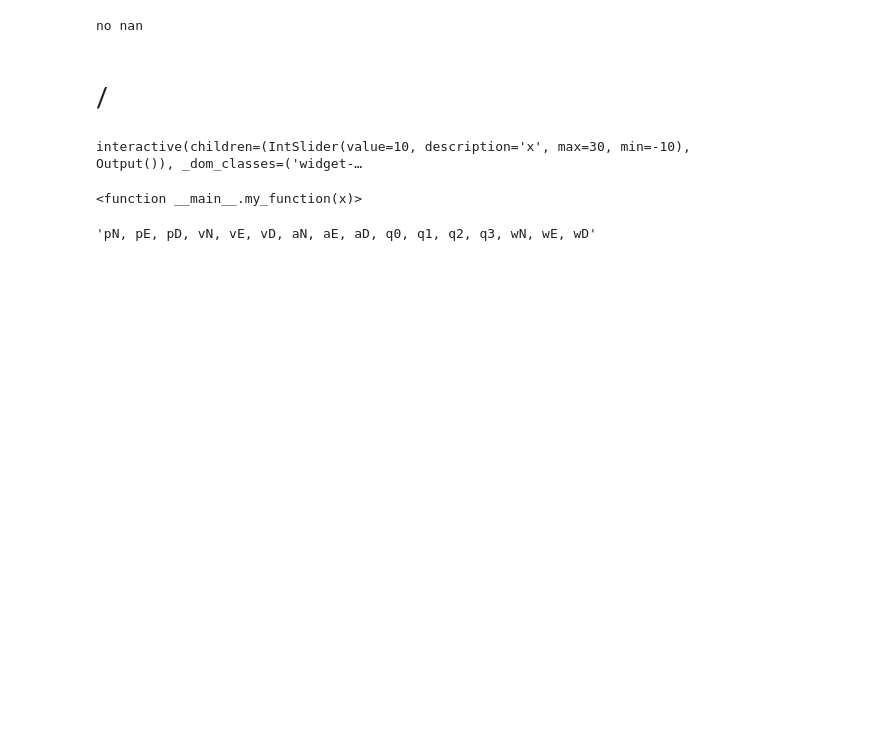
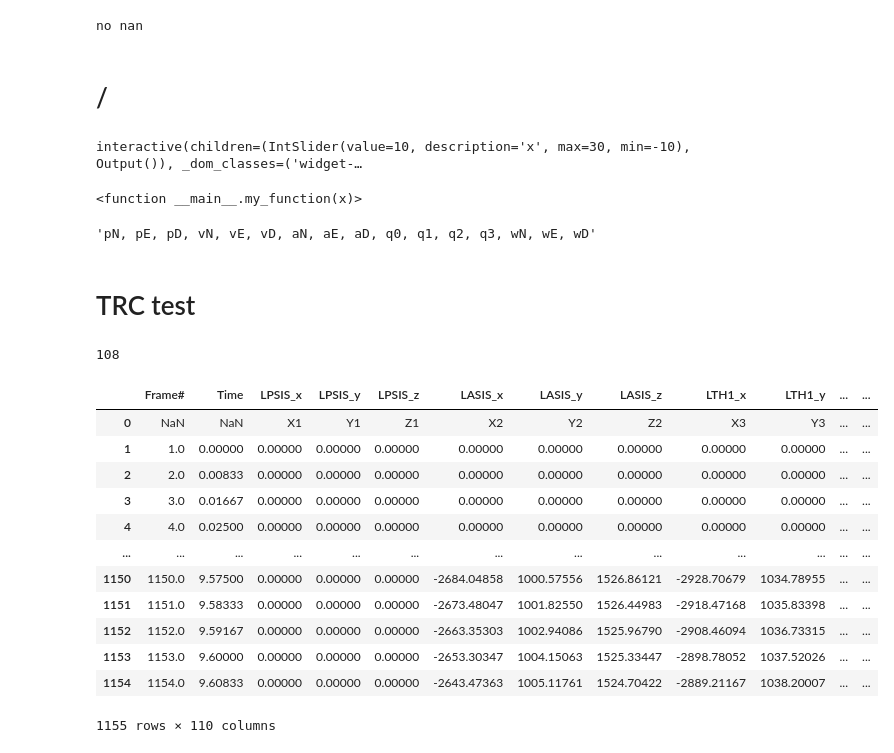
Before and after one commit to babetCode/sixAxSensFusion, a Jupyter notebook: sensorFusionCode.ipynb, the cells around one changed output. Drawn from its saved outputs; the diff is of its cells as text; code cells hidden in the pictures; blank space fills up the shorter version.

Commit message:
trc test

```diff
--- a/sensorFusionCode.ipynb
+++ b/sensorFusionCode.ipynb
@@ -371,3 +371,26 @@ interactive(children=(IntSlider(value=10, description='x', max=30, min=-10), Out
 ', '.join(['pN', 'pE', 'pD', 'vN', 'vE', 'vD', 'aN', 'aE', 'aD', 'q0', 'q1', 'q2', 'q3', 'wN', 'wE', 'wD'])
 # %% [output]
 'pN, pE, pD, vN, vE, vD, aN, aE, aD, q0, q1, q2, q3, wN, wE, wD'
+# %% [markdown]
+# TRC test
+# %%
+testtrc = pd.read_csv('trcFiles/A01/A01_Fast_03.trc', sep='\t', skiprows = 3)
+newtrccols = [f"{i.lstrip('Mobility_markerset:')}_{axis}" for i in testtrc.columns[2::3] for axis in ['x', 'y', 'z']]
+print(len(newtrccols))
+testtrc.columns = list(testtrc.columns[:2])+list(newtrccols)
+testtrc
+# %% [output]
+108
+|  | Frame# | Time | LPSIS_x | LPSIS_y | LPSIS_z | LASIS_x | LASIS_y | LASIS_z | LTH1_x | LTH1_y | ... | ... |
+| 0 | NaN | NaN | X1 | Y1 | Z1 | X2 | Y2 | Z2 | X3 | Y3 | ... | ... |
+| 1 | 1.0 | 0.00000 | 0.00000 | 0.00000 | 0.00000 | 0.00000 | 0.00000 | 0.00000 | 0.00000 | 0.00000 | ... | ... |
+| 2 | 2.0 | 0.00833 | 0.00000 | 0.00000 | 0.00000 | 0.00000 | 0.00000 | 0.00000 | 0.00000 | 0.00000 | ... | ... |
+| 3 | 3.0 | 0.01667 | 0.00000 | 0.00000 | 0.00000 | 0.00000 | 0.00000 | 0.00000 | 0.00000 | 0.00000 | ... | ... |
+| 4 | 4.0 | 0.02500 | 0.00000 | 0.00000 | 0.00000 | 0.00000 | 0.00000 | 0.00000 | 0.00000 | 0.00000 | ... | ... |
+| ... | ... | ... | ... | ... | ... | ... | ... | ... | ... | ... | ... | ... |
+| 1150 | 1150.0 | 9.57500 | 0.00000 | 0.00000 | 0.00000 | -2684.04858 | 1000.57556 | 1526.86121 | -2928.70679 | 1034.78955 | ... | ... |
+| 1151 | 1151.0 | 9.58333 | 0.00000 | 0.00000 | 0.00000 | -2673.48047 | 1001.82550 | 1526.44983 | -2918.47168 | 1035.83398 | ... | ... |
+| 1152 | 1152.0 | 9.59167 | 0.00000 | 0.00000 | 0.00000 | -2663.35303 | 1002.94086 | 1525.96790 | -2908.46094 | 1036.73315 | ... | ... |
+| 1153 | 1153.0 | 9.60000 | 0.00000 | 0.00000 | 0.00000 | -2653.30347 | 1004.15063 | 1525.33447 | -2898.78052 | 1037.52026 | ... | ... |
+| 1154 | 1154.0 | 9.60833 | 0.00000 | 0.00000 | 0.00000 | -2643.47363 | 1005.11761 | 1524.70422 | -2889.21167 | 1038.20007 | ... | ... |
+1155 rows × 110 columns
```
Also changed, not shown: parts of 1 cell of this notebook.
